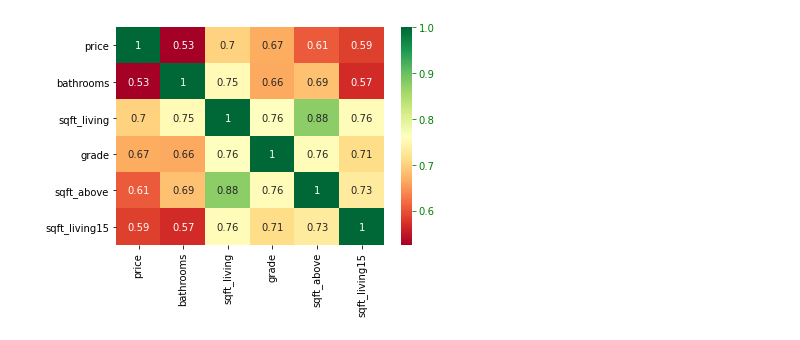
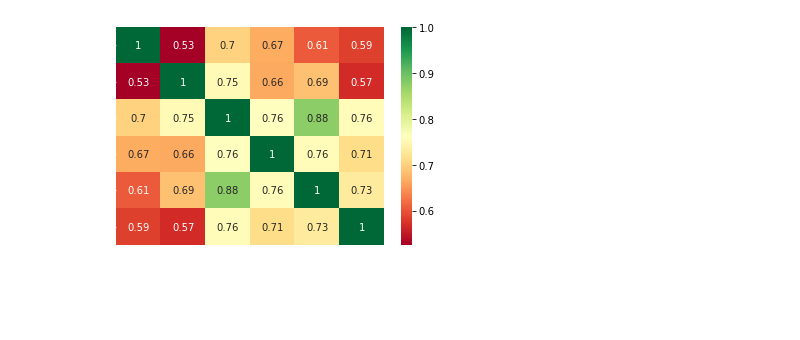
Before and after one commit to osel0x/YT_Videos, a Jupyter notebook: ML/Supervised/Regression/linearRegression.ipynb, the cells around one changed output. Saved outputs shown, nothing was run; the diff lists cells and outputs as text; code cells hidden in the pictures.

```diff
--- a/ML/Supervised/Regression/linearRegression.ipynb
+++ b/ML/Supervised/Regression/linearRegression.ipynb
@@ -30,13 +52,13 @@ plt.show()
 # %%
 # Print most correlated features
 corrmat = df.corr()
 top_corr_features = corrmat.index[abs(corrmat["price"]) > 0.5]
 plt.figure()
 g = sns.heatmap(df[top_corr_features].corr(), annot=True, cmap="RdYlGn")
-plt.tick_params(colors='black')
+plt.tick_params(colors='white')
 plt.show()
 # %% [output]
-[figure, old version]
+[figure, new version]
 # %%
 # Print normal distribution for price
 sns.distplot(df['price'], fit=norm)
```
Also changed, not shown: parts of 20 cells of this notebook, 1 other file.
